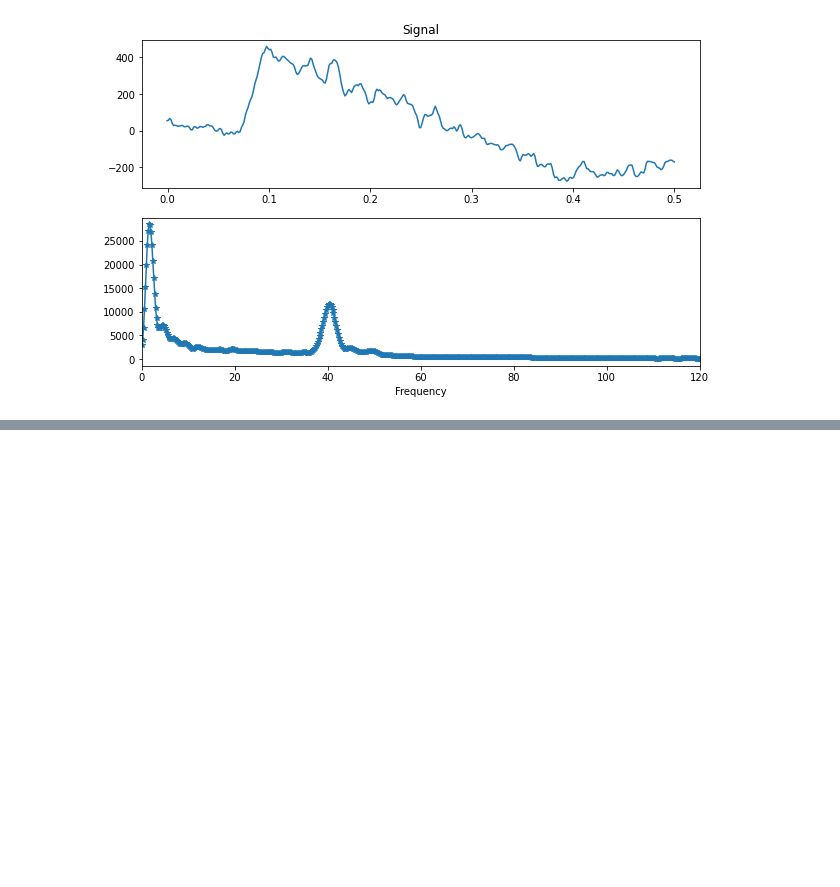
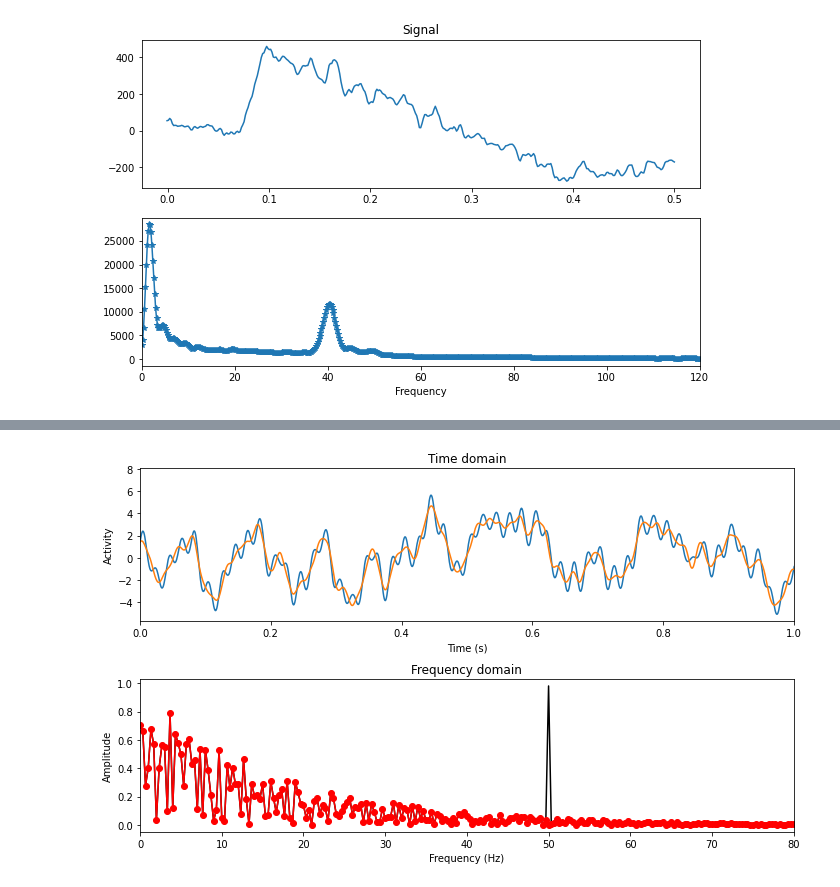
Before and after one commit to rklymentiev/nsp-course, a Jupyter notebook: s5_static_spectral_analysis/problem_set.ipynb, the cells around one changed output, grey strips where cells are left out. Saved outputs shown, nothing was run; the diff lists cells and outputs as text; code cells hidden in the pictures; blank space fills up the shorter version.

```diff
--- a/s5_static_spectral_analysis/problem_set.ipynb
+++ b/s5_static_spectral_analysis/problem_set.ipynb
@@ -293,0 +340,40 @@ plt.show()
+# %%
+# zero-out the 50 Hz component
+
+# find the index into the frequencies vector at 50 hz
+hz50idx = np.isclose(50, hz, atol=1e-05).argmax()
+
+# create a copy of the frequency vector
+signalXf = signalX.reshape(-1).copy() # f=filter
+
+# zero out the 50 Hz component
+signalXf[hz50idx] = 0
+signalXf[-hz50idx] = 0
+
+# take the IFFT
+signalf = ifft(signalXf).real
+
+# take FFT of filtered signal
+signalXf = fft(signalf)
+# %%
+plt.figure(figsize=(10,6))
+plt.subplot(211)
+plt.plot(time,signal.reshape(-1))
+plt.plot(time,signalf)
+plt.xlabel('Time (s)'),
+plt.ylabel('Activity')
+plt.xlim([0,1])
+plt.title('Time domain')
+
+plt.subplot(212)
+plt.plot(hz, 2*np.abs(signalX.reshape(-1)[:len(hz)])/npnts, 'k')
+plt.plot(hz, 2*np.abs(signalXf.reshape(-1)[:len(hz)])/npnts, 'ro-')
+plt.xlim([0, 80])
+plt.xlabel('Frequency (Hz)')
+plt.ylabel('Amplitude')
+plt.title('Frequency domain')
+
+plt.tight_layout()
+plt.show()
+# %% [output]
+[figure, added]
```
Also changed, not shown: parts of 7 cells of this notebook.
